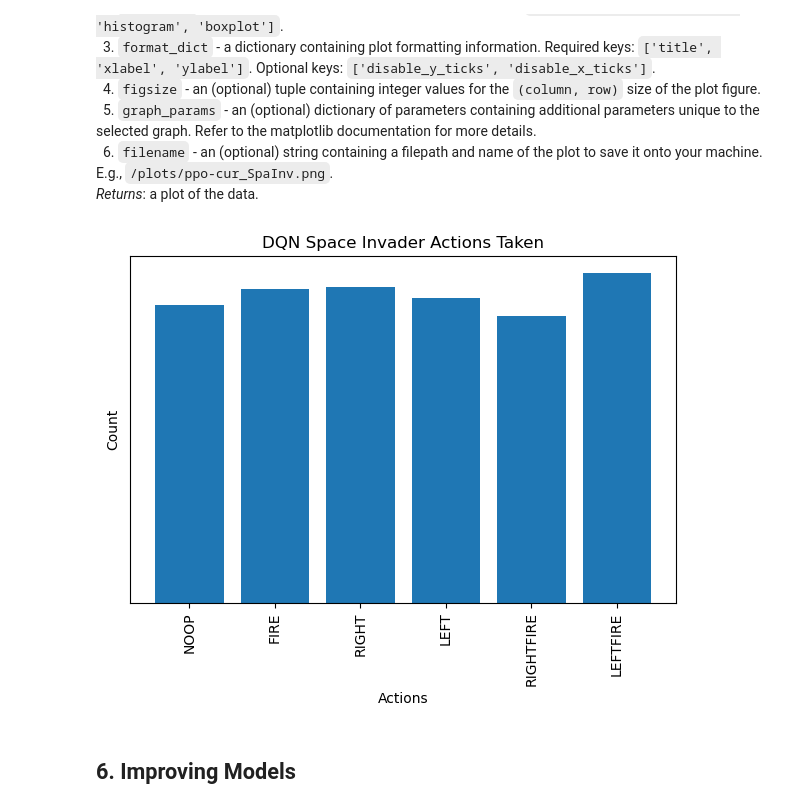
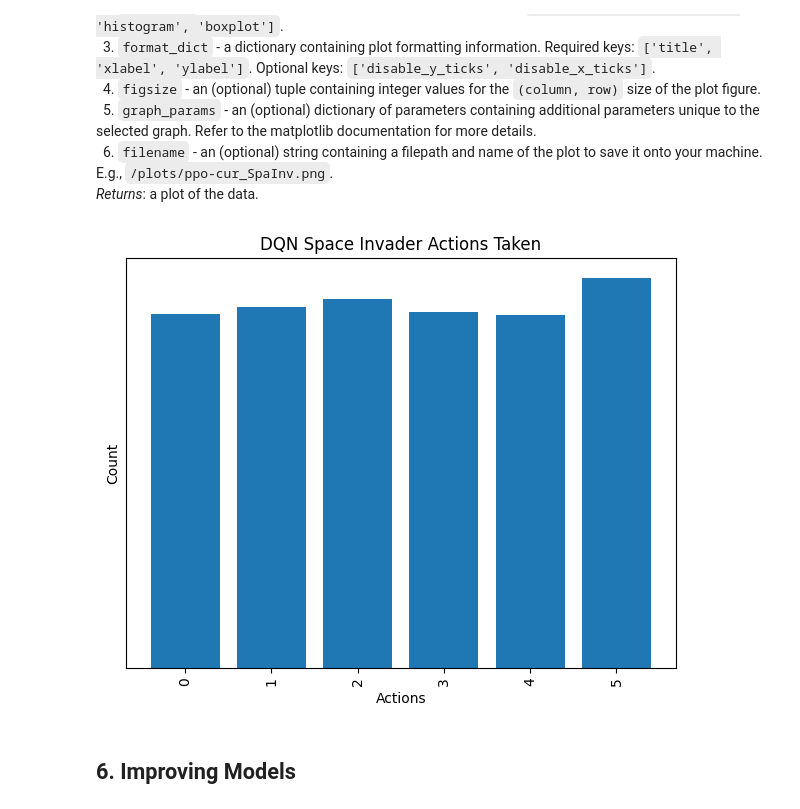
Before and after one commit to Achronus/rl_atari_games, a Jupyter notebook: demo.ipynb, the cells around one changed output. Cells and saved outputs as stored; diff of their text form; code cells hidden in the pictures.

```diff
--- a/demo.ipynb
+++ b/demo.ipynb
@@ -169,7 +169,7 @@ Note: a logger data file is required to load a models metric information. The fi
 # %%
 from utils.model_utils import load_model
 
-model = load_model('dqn_batch32_buffer1k_SpaInv_ep5', device=device)
+model = load_model('dqn_batch32_buffer1k_SpaInv_ep5', device='cuda')
 # %% [output]
 Loaded model: 'dqn_batch32_buffer1k_SpaInv_ep5.pt'
 # %%
@@ -219,13 +217,14 @@ _Returns_: a plot of the data.
 # %%
 from utils.validate import plot_data
 
+# https://gymnasium.farama.org/environments/atari/space_invaders/
 x = list(model.logger.actions[0].values())
-action_names_func = lambda m: m.env_details.make_env(m.env_details.gym_name).env.get_action_meanings()
-action_names = action_names_func(model)
+format_dict = {'title': 'DQN Space Invader Actions Taken', 'xlabel': 'Actions', 'ylabel': 'Count', 'disable_y_ticks': True}
+action_indices = range(model.env_details.action_space.n)
 
-plot_data((action_names, x), plot_type='bar', format_dict={'title': 'DQN Space Invader Actions Taken', 'xlabel': 'Actions', 'ylabel': 'Count', 'disable_y_ticks': True}, figsize=(6, 5))
+plot_data((action_indices, x), plot_type='bar', format_dict=format_dict, figsize=(6, 5))
 # %% [output]
-[figure, old version]
+[figure, new version]
 # %% [markdown]
 ## 6. Improving Models
 # %% [markdown]
```
Also changed, not shown: parts of 9 cells of this notebook, 12 other files.
